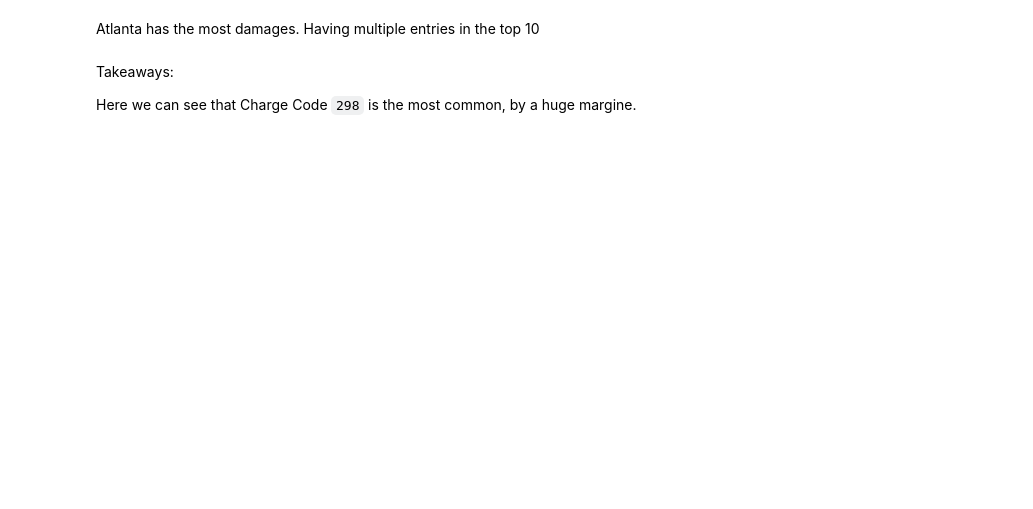
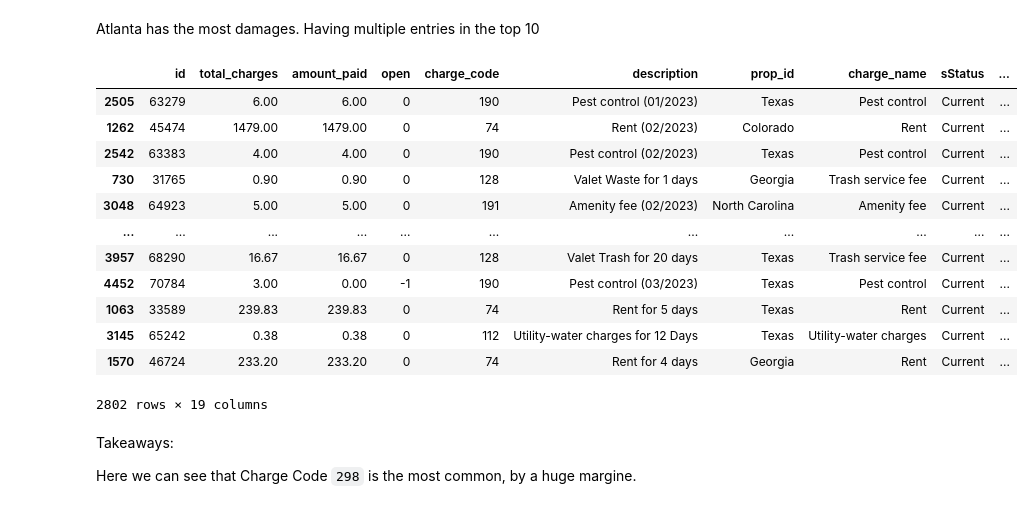
Before and after one commit to Project-DANE/DANE, a Jupyter notebook: e_workbook.ipynb, the cells around one changed output. Saved outputs shown, nothing was run; the diff lists cells and outputs as text; code cells hidden in the pictures; blank space fills up the shorter version.

```diff
--- a/e_workbook.ipynb
+++ b/e_workbook.ipynb
@@ -17,3 +17,25 @@ df1= w.prep(df1)
 df= w.get_cws_data()
 # %%
 train, validate, test, X_train, y_train, X_val, y_val, X_test, y_test = w.train_vailidate_test_split(df, 'bad_resident', 'bad_resident')
+# %%
+def states(val):
+    '''
+    This funciton takes in a column of values and uses a previously established property key to
+    convert each property id into the name of the state in which the property resides
+    '''
+    if val in range(53,116) or val in range(152,159) or val in [198,218,229,252,440,441,442,458]:
+        return 'Texas'
+    elif val in range(116,124) or val in [159, 444]:
+        return 'North Carolina'
+    elif val in range(125,131) or val in [164,183,212,213,217, 253]:
+        return 'Colorado'
+    elif val in range(142,147) or val in [216]:
+        return 'Arizona'
+    elif val == 131:
+        return 'California'
+    elif val in range(132,142) or val in [385,443,459]:
+        return 'Georgia'
+    elif val in [277,280]:
+        return 'Tennessee'
+    elif val in range(147,152) or val in [160,161,162,163]:
+        return 'Washington'
@@ -20,3 +44,19 @@ train, validate, test, X_train, y_train, X_val, y_val, X_test, y_test = w.train_
+# %%
+train
+# %% [output]
+|  | id | total_charges | amount_paid | open | charge_code | description | prop_id | charge_name | sStatus | ... |
+| 2505 | 63279 | 6.00 | 6.00 | 0 | 190 | Pest control (01/2023) | Texas | Pest control | Current | ... |
+| 1262 | 45474 | 1479.00 | 1479.00 | 0 | 74 | Rent (02/2023) | Colorado | Rent | Current | ... |
+| 2542 | 63383 | 4.00 | 4.00 | 0 | 190 | Pest control (02/2023) | Texas | Pest control | Current | ... |
+| 730 | 31765 | 0.90 | 0.90 | 0 | 128 | Valet Waste for 1 days | Georgia | Trash service fee | Current | ... |
+| 3048 | 64923 | 5.00 | 5.00 | 0 | 191 | Amenity fee (02/2023) | North Carolina | Amenity fee | Current | ... |
+| ... | ... | ... | ... | ... | ... | ... | ... | ... | ... | ... |
+| 3957 | 68290 | 16.67 | 16.67 | 0 | 128 | Valet Trash for 20 days | Texas | Trash service fee | Current | ... |
+| 4452 | 70784 | 3.00 | 0.00 | -1 | 190 | Pest control (03/2023) | Texas | Pest control | Current | ... |
+| 1063 | 33589 | 239.83 | 239.83 | 0 | 74 | Rent for 5 days | Texas | Rent | Current | ... |
+| 3145 | 65242 | 0.38 | 0.38 | 0 | 112 | Utility-water charges for 12 Days | Texas | Utility-water charges | Current | ... |
+| 1570 | 46724 | 233.20 | 233.20 | 0 | 74 | Rent for 4 days | Georgia | Rent | Current | ... |
+2802 rows × 19 columns
 # %%
 def get_common(df1):
 
```
Also changed, not shown: parts of 8 cells of this notebook, 3 other files.
